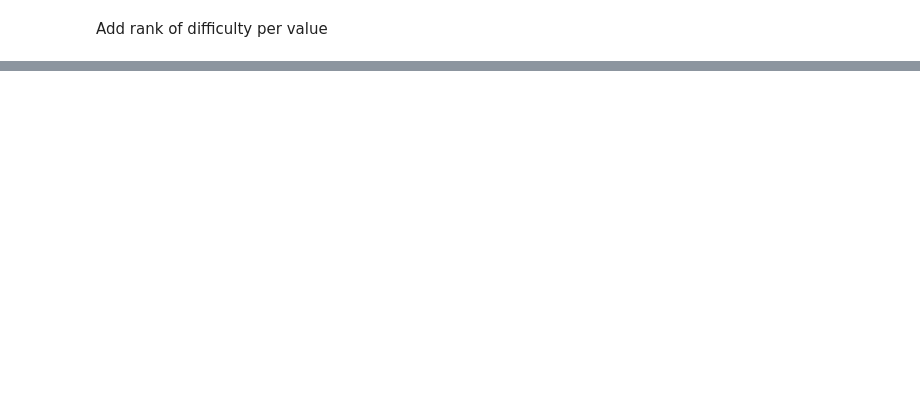
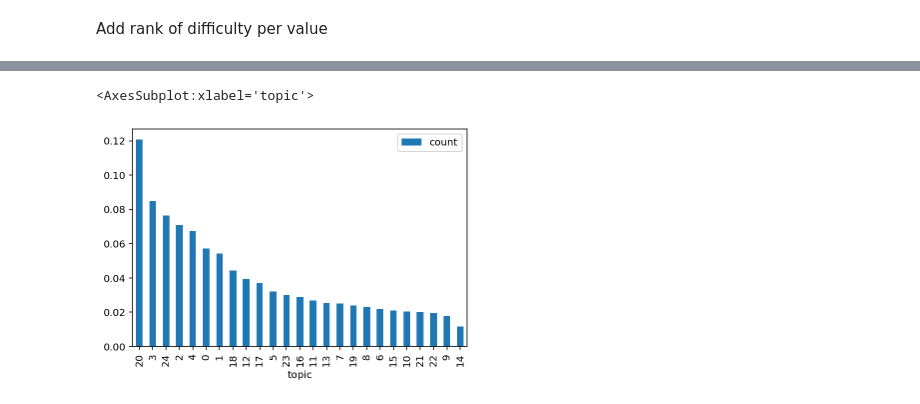
Before and after one commit to krisrjohnson/Jeopardy_topic_modeling, a Jupyter notebook: jeopardy_analysis_zach.ipynb, the cells around one changed output, grey strips where cells are left out. Cells and saved outputs as stored; diff of their text form; code cells hidden in the pictures; blank space fills up the shorter version.

```diff
--- a/jeopardy_analysis_zach.ipynb
+++ b/jeopardy_analysis_zach.ipynb
@@ -110,4 +87,7 @@ df.iloc[0, 2]
+# %%
+dbl_jeopardy = df.drop('topic', axis=1).loc[df['round'] == 'Double Jeopardy!', :]
+tfidf_dbl_jeopardy = vectorizer.fit_transform(dbl_jeopardy['question'])
 # %%
 model = NMF(n_components=25, init='random', max_iter=400)
-W = model.fit_transform(tfidf_qs)  # document-topic, rows=document, cols=topics
-H = model.components_  # topic-term, rows=topics, cols=terms
+W_dbl_jeopardy = model.fit_transform(tfidf_dbl_jeopardy)  # document-topic, rows=document, cols=topics
+H_dbl_jeopardy = model.components_  # topic-term, rows=topics, cols=terms
@@ -134,3 +94,4 @@ array([0.00000000e+00, 0.00000000e+00, 0.00000000e+00, 0.00000000e+00,
 # %%
-topics = np.apply_along_axis(np.argmax, axis=1, arr=W)
-df.loc[:, 'topic'] = topics
+# topic column
+dbl_jtopics = np.apply_along_axis(np.argmax, axis=1, arr=W_dbl_jeopardy)
+dbl_jeopardy.loc[:, 'topic'] = dbl_jtopics
@@ -142,4 +98,4 @@ df.loc[df['round'] == 'Double Jeopardy!', 'value'] /= 2
 # %% [markdown]
 Add rank of difficulty per value
 # %%
-df.loc[:, 'difficulty'] = df.groupby(['show_number']).rank(method='dense')['value']
+dbl_jeopardy.loc[:, 'difficulty'] = dbl_jeopardy.groupby(['show_number']).rank(method='dense')['value']
@@ -154,0 +119,9 @@ df.head()
+# %%
+dbl_topic_cts = dbl_jeopardy.groupby('topic').count()[['category']].rename(columns={'category':'count'}).sort_values('count', ascending=False)
+dbl_topic_cts['count'] /= dbl_topic_cts['count'].sum()
+
+
+dbl_topic_cts.plot.bar()
+# %% [output]
+<AxesSubplot:xlabel='topic'>
+[figure, added]
```
Also changed, not shown: parts of 31 cells of this notebook.
